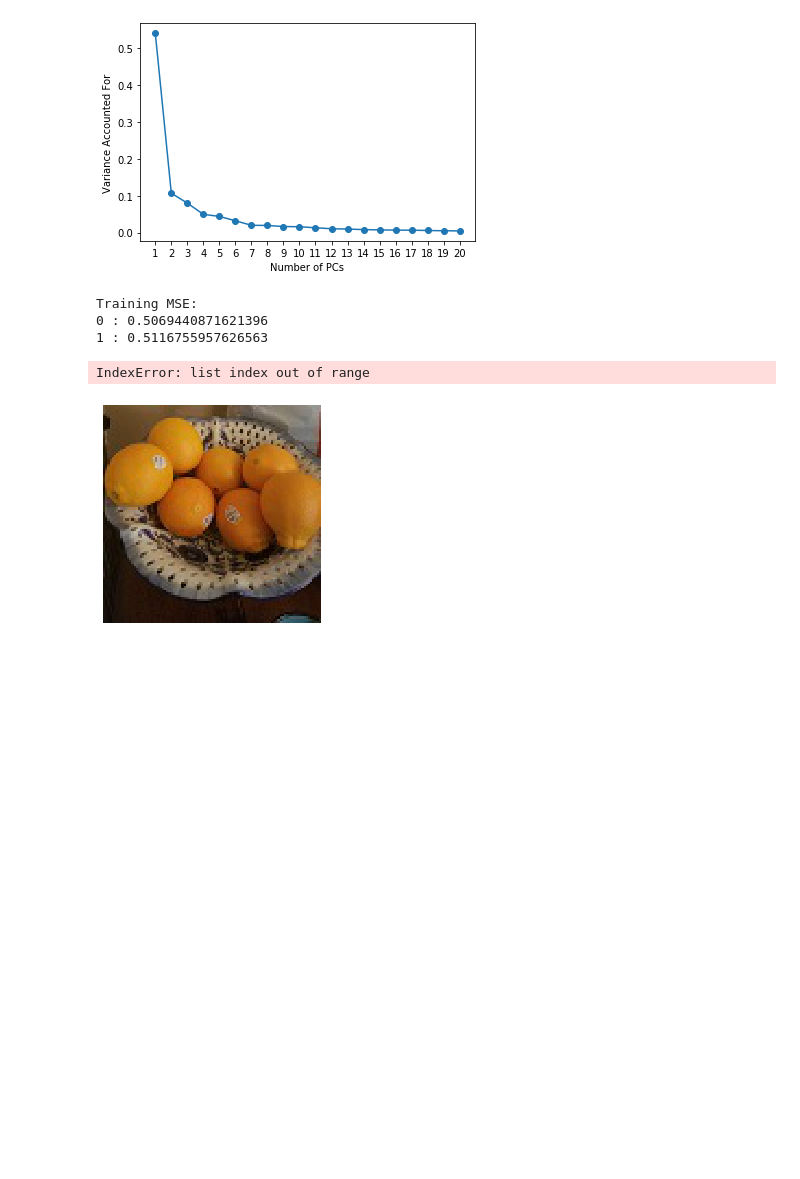
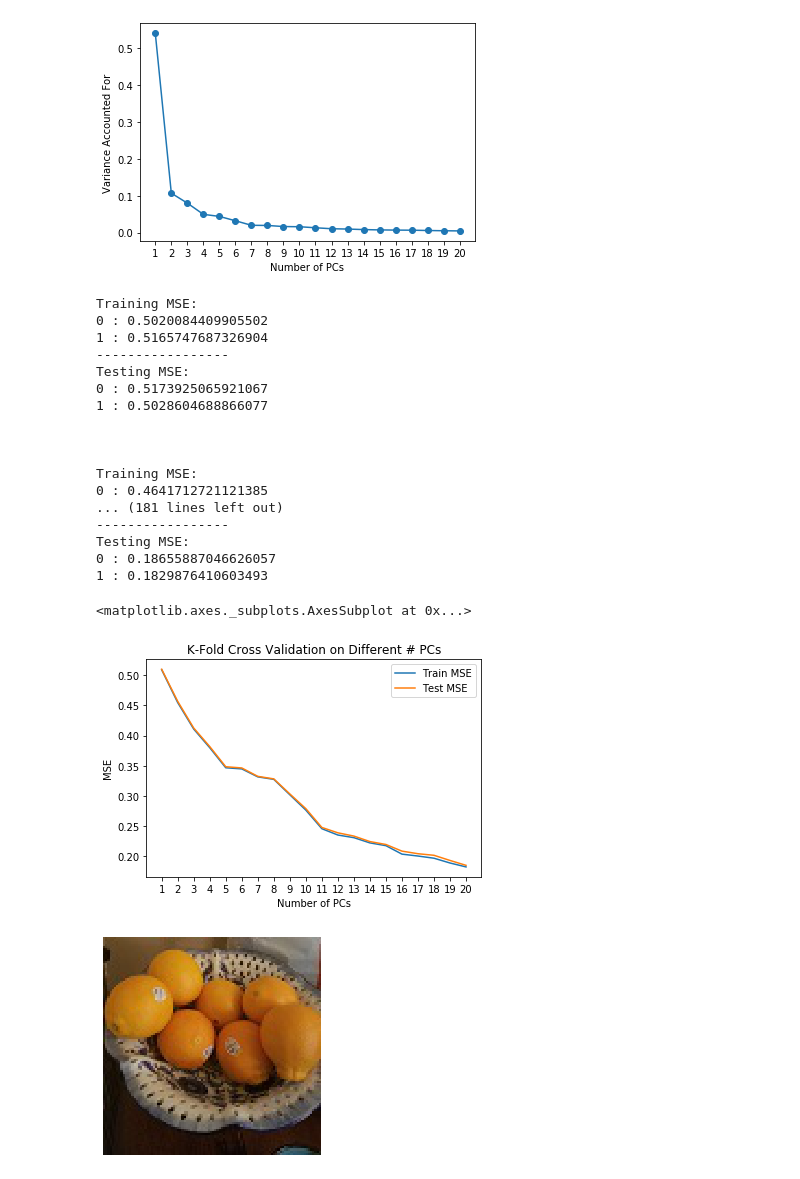
Before and after one commit to FrankWan27/WhatAreYouEating, a Jupyter notebook: What Are You Eating Kaggle PCA.ipynb, the cells around one changed output. Drawn from its saved outputs; the diff is of its cells as text; code cells hidden in the pictures; blank space fills up the shorter version.

```diff
--- a/What Are You Eating Kaggle PCA.ipynb
+++ b/What Are You Eating Kaggle PCA.ipynb
@@ -275,41 +275,56 @@ for numPCS in range(1, 21):
 
         train_mse.append(appleMSE + bananaMSE + orangeMSE + pineappleMSE)
         test_mse.append(appleMSETest + bananaMSETest + orangeMSETest + pineappleMSETest)
     print("Training MSE:")
-    for i in range(5):
+    for i in range(k):
         print(i, ":", train_mse[i])
 
     print("-----------------\nTesting MSE:")
-    for i in range(5):
+    for i in range(k):
         print(i, ":", test_mse[i])
     print("\n\n")
 
     trainMean = 0
     testMean = 0
-    for i in range(5):
+    for i in range(k):
         trainMean += train_mse[i]
         testMean += test_mse[i]
 
-    meanMSETrain.append(trainMean / 5)
-    meanMSETest.append(testMean / 5)
+    meanMSETrain.append(trainMean / k)
+    meanMSETest.append(testMean / k)
 
 #plot training MSE
 x = np.linspace(1, 20, 20)
 
 ax = plt.subplot()
 ax.plot(x, meanMSETrain, label='Train MSE')
 ax.plot(x, meanMSETest, label = 'Test MSE')
 ax.set_xticks(np.arange(1, 21, 1))
 ax.set_title('K-Fold Cross Validation on Different # PCs')
 ax.set_xlabel('Number of PCs')
 ax.set_ylabel('MSE')
 ax.legend()
 ax
 # %% [output]
 Training MSE:
-0 : 0.5069440871621396
-1 : 0.5116755957626563
+0 : 0.5020084409905502
+1 : 0.5165747687326904
+-----------------
+Testing MSE:
+0 : 0.5173925065921067
+1 : 0.5028604688866077
+
+
+
+Training MSE:
+0 : 0.4641712721121385
+... (181 lines left out)
+-----------------
+Testing MSE:
+0 : 0.18655887046626057
+1 : 0.1829876410603493
-IndexError: list index out of range
+<matplotlib.axes._subplots.AxesSubplot at 0x...>
+[figure, added]
 # %%
 import random
 
```
Also changed, not shown: 1 other file.
